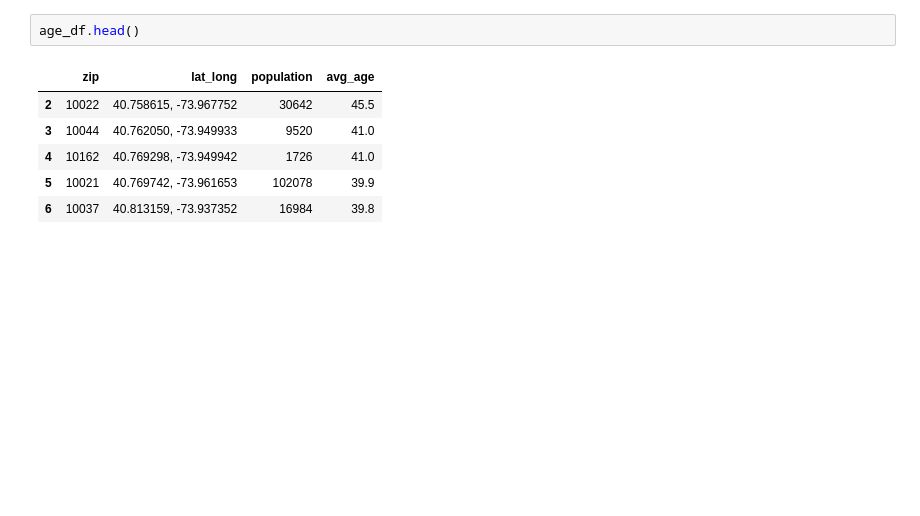
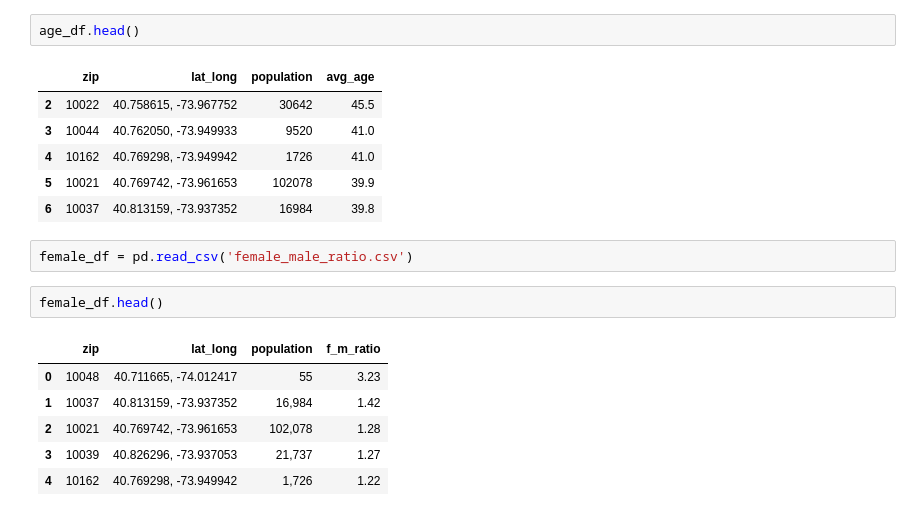
Before and after one commit to DimitriTheoharatos/ProjectBenson, a Jupyter notebook: MTA_EDA_Dimitri-v2.ipynb, the cells around one changed output. Cells and saved outputs as stored; diff of their text form; blank space fills up the shorter version.

```diff
--- a/MTA_EDA_Dimitri-v2.ipynb
+++ b/MTA_EDA_Dimitri-v2.ipynb
@@ -437,3 +437,14 @@ age_df.head()
 | 4 | 10162 | 40.769298, -73.949942 | 1726 | 41.0 |
 | 5 | 10021 | 40.769742, -73.961653 | 102078 | 39.9 |
 | 6 | 10037 | 40.813159, -73.937352 | 16984 | 39.8 |
+# %%
+female_df = pd.read_csv('female_male_ratio.csv')
+# %%
+female_df.head()
+# %% [output]
+|  | zip | lat_long | population | f_m_ratio |
+| 0 | 10048 | 40.711665, -74.012417 | 55 | 3.23 |
+| 1 | 10037 | 40.813159, -73.937352 | 16,984 | 1.42 |
+| 2 | 10021 | 40.769742, -73.961653 | 102,078 | 1.28 |
+| 3 | 10039 | 40.826296, -73.937053 | 21,737 | 1.27 |
+| 4 | 10162 | 40.769298, -73.949942 | 1,726 | 1.22 |
```
